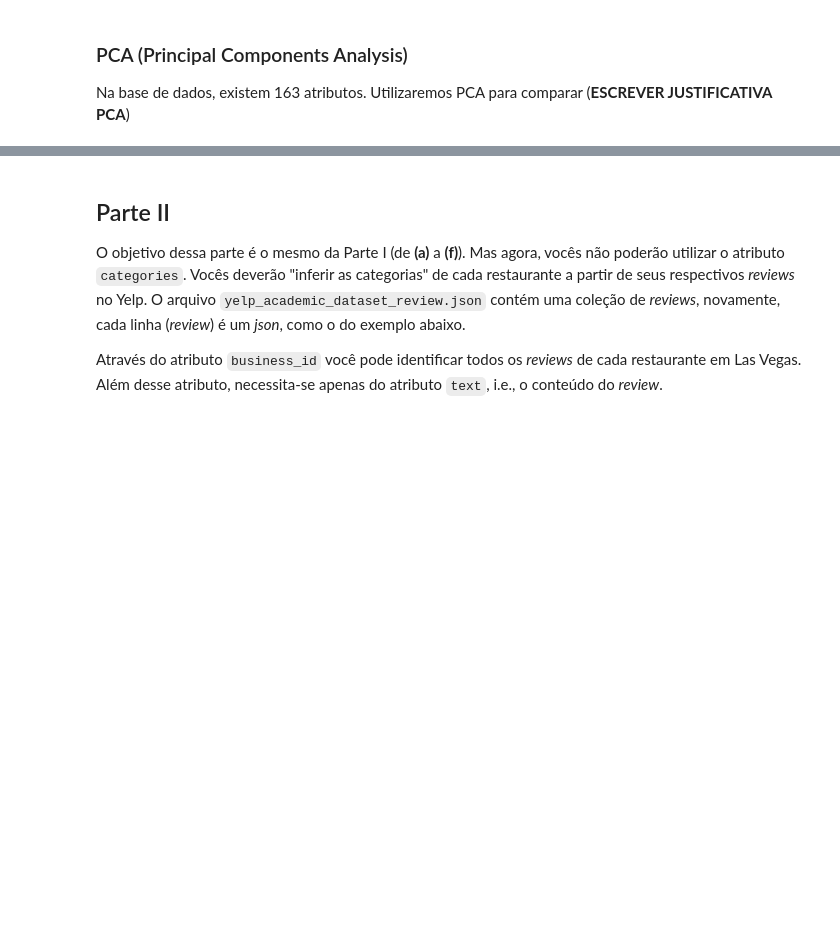
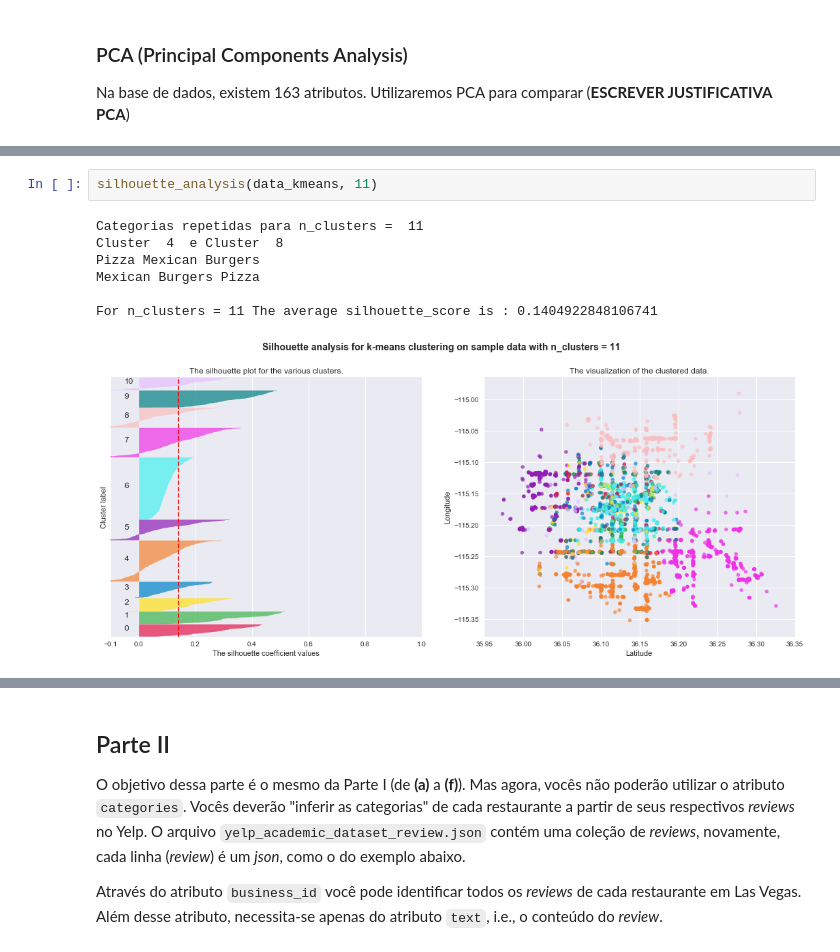
Before and after one commit to gaabrielfranco/data-mining-w1, a Jupyter notebook: w1.ipynb, the cells around one changed output, grey strips where cells are left out. Saved outputs shown, nothing was run; the diff lists cells and outputs as text; blank space fills up the shorter version.

```diff
--- a/w1.ipynb
+++ b/w1.ipynb
@@ -345,0 +326,10 @@ For n_clusters = 10 The average silhouette_score is : 0.4314334188813526
+# %%
+silhouette_analysis(data_kmeans, 11)
+# %% [output]
+Categorias repetidas para n_clusters =  11
+Cluster  4  e Cluster  8
+Pizza Mexican Burgers
+Mexican Burgers Pizza
+
+For n_clusters = 11 The average silhouette_score is : 0.1404922848106741
+[figure, added]
```
Also changed, not shown: parts of 45 cells of this notebook, 1 other file.
